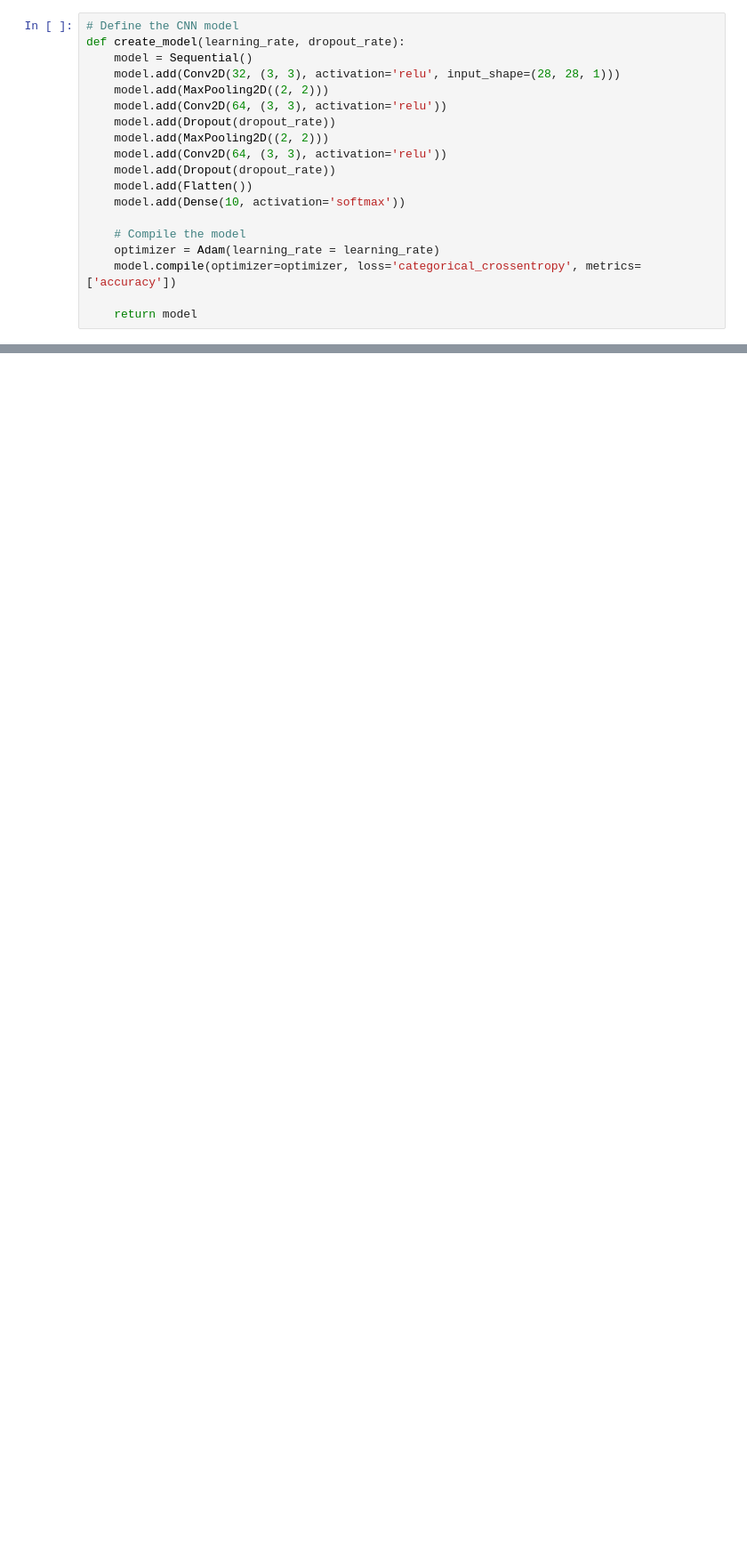
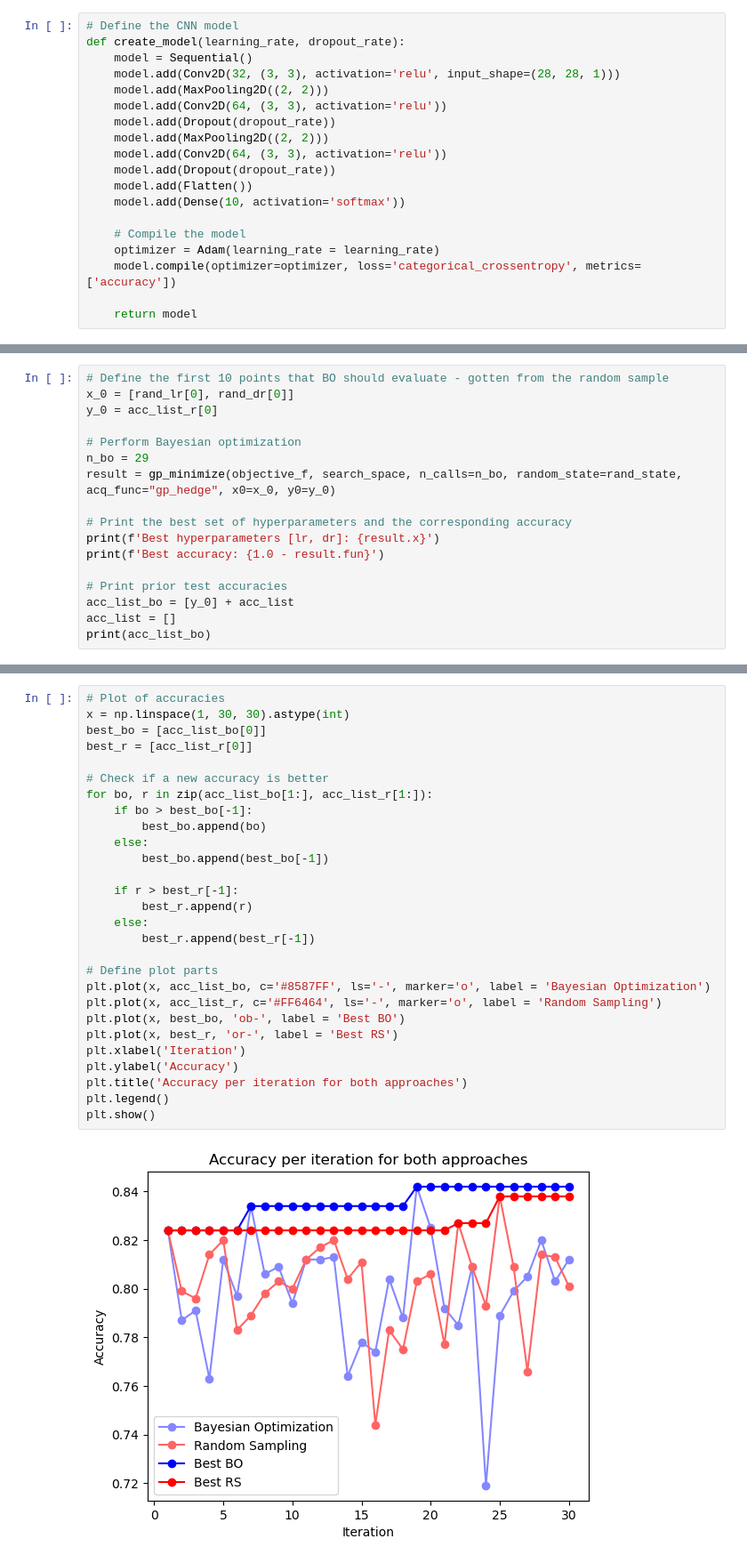
Before and after one commit to MathiasDamsgaard/active_mini_projects, a Jupyter notebook: MNIST fashion CNN.ipynb, the cells around one changed output, grey strips where cells are left out. Shown: that part at 89% size. Cells and saved outputs as stored; diff of their text form; blank space fills up the shorter version.

```diff
--- a/MNIST fashion CNN.ipynb
+++ b/MNIST fashion CNN.ipynb
@@ -64,0 +158,17 @@ search_space = [Real(1e-4, 1e-2, name='learning_rate'),
+# %%
+# Define the first 10 points that BO should evaluate - gotten from the random sample
+x_0 = [rand_lr[0], rand_dr[0]]
+y_0 = acc_list_r[0]
+
+# Perform Bayesian optimization
+n_bo = 29
+result = gp_minimize(objective_f, search_space, n_calls=n_bo, random_state=rand_state, acq_func="gp_hedge", x0=x_0, y0=y_0)
+
+# Print the best set of hyperparameters and the corresponding accuracy
+print(f'Best hyperparameters [lr, dr]: {result.x}')
+print(f'Best accuracy: {1.0 - result.fun}')
+
+# Print prior test accuracies
+acc_list_bo = [y_0] + acc_list
+acc_list = []
+print(acc_list_bo)
@@ -165,0 +263,30 @@ ValueError: attempt to get argmax of an empty sequence
+# %%
+# Plot of accuracies
+x = np.linspace(1, 30, 30).astype(int)
+best_bo = [acc_list_bo[0]]
+best_r = [acc_list_r[0]]
+
+# Check if a new accuracy is better
+for bo, r in zip(acc_list_bo[1:], acc_list_r[1:]):
+    if bo > best_bo[-1]:
+        best_bo.append(bo)
+    else:
+        best_bo.append(best_bo[-1])
+
+    if r > best_r[-1]:
+        best_r.append(r)
+    else:
+        best_r.append(best_r[-1])
+
+# Define plot parts
+plt.plot(x, acc_list_bo, c='#8587FF', ls='-', marker='o', label = 'Bayesian Optimization')
+plt.plot(x, acc_list_r, c='#FF6464', ls='-', marker='o', label = 'Random Sampling')
+plt.plot(x, best_bo, 'ob-', label = 'Best BO')
+plt.plot(x, best_r, 'or-', label = 'Best RS')
+plt.xlabel('Iteration')
+plt.ylabel('Accuracy')
+plt.title('Accuracy per iteration for both approaches')
+plt.legend()
+plt.show()
+# %% [output]
+[figure, added]
```
Also changed, not shown: parts of 15 cells of this notebook, 1 other file.
